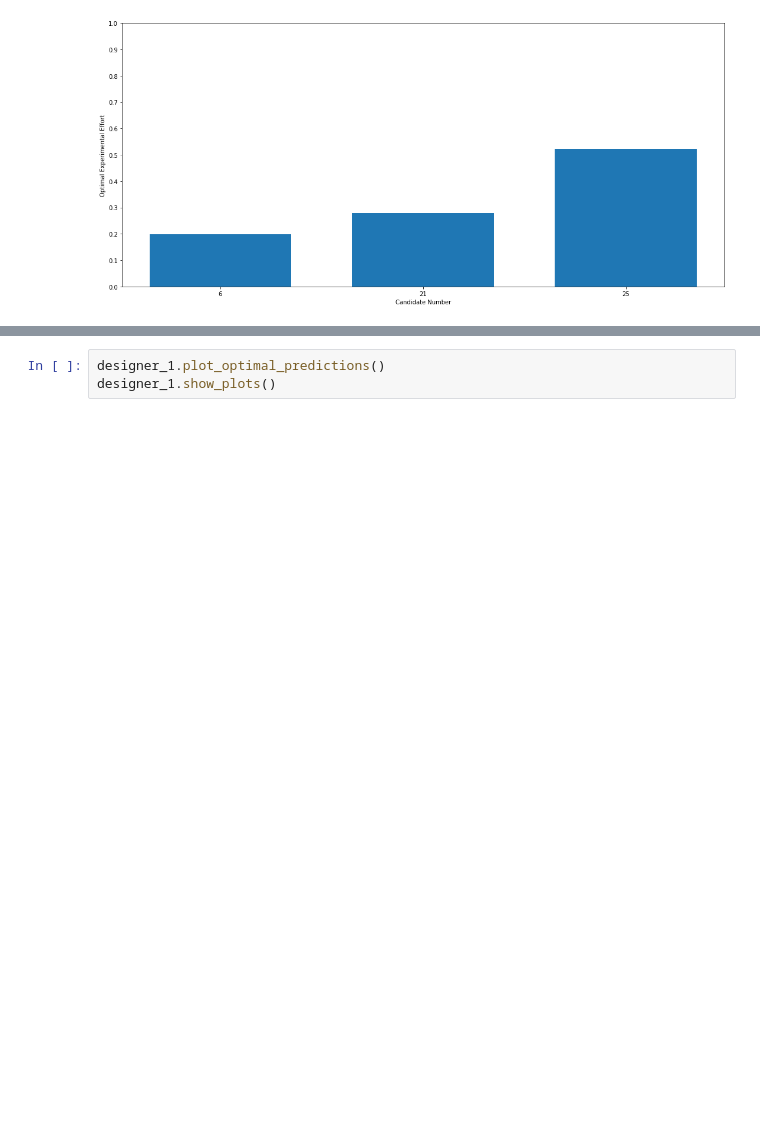
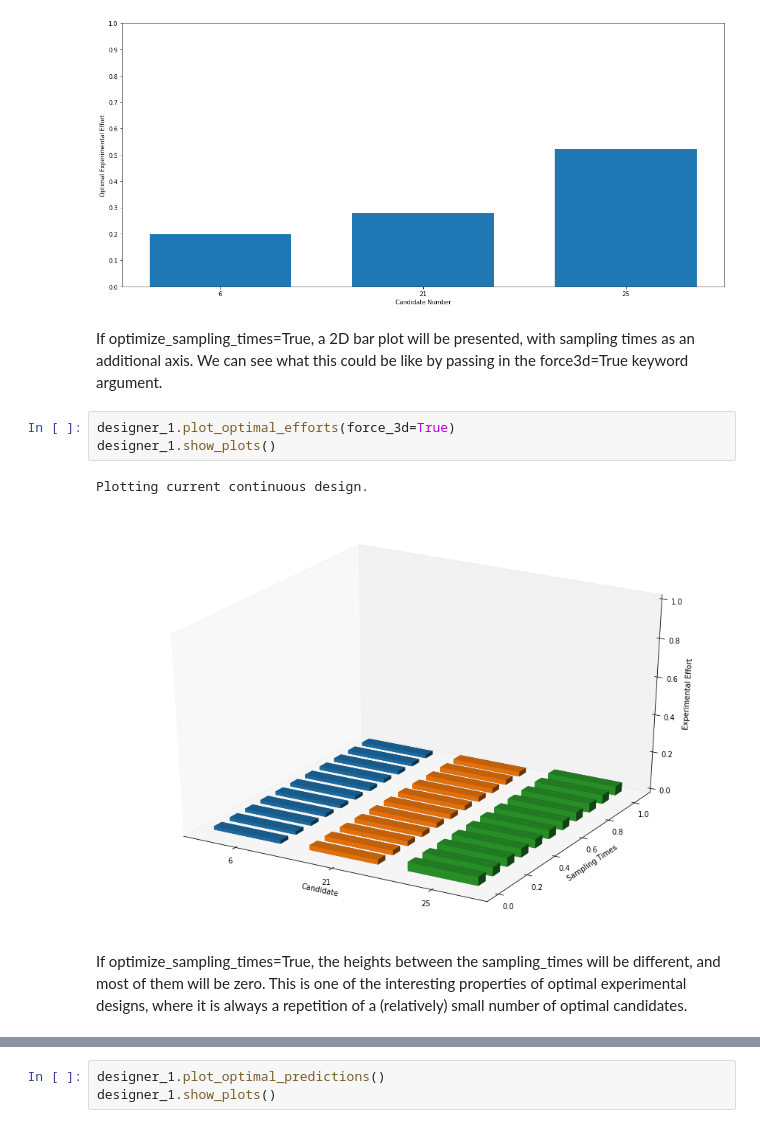
Before and after one commit to KennedyPutraKusumo/pydex, a Jupyter notebook: pydex_ode_model.ipynb, the cells around one changed output, grey strips where cells are left out. Drawn from its saved outputs; the diff is of its cells as text; blank space fills up the shorter version.

```diff
--- a/pydex_ode_model.ipynb
+++ b/pydex_ode_model.ipynb
@@ -361,3 +387,13 @@ designer_1.show_plots()
 # %% [output]
 Plotting current continuous design.
 [figure]
+# %% [markdown]
+ If optimize_sampling_times=True, a 2D bar plot will be presented, with sampling times as an additional axis. We can see what this could be like by passing in the force3d=True keyword argument.
+# %%
+designer_1.plot_optimal_efforts(force_3d=True)
+designer_1.show_plots()
+# %% [output]
+Plotting current continuous design.
+[figure, added]
+# %% [markdown]
+If optimize_sampling_times=True, the heights between the sampling_times will be different, and most of them will be zero. This is one of the interesting properties of optimal experimental designs, where it is always a repetition of a (relatively) small number of optimal candidates.
```
Also changed, not shown: parts of 11 cells of this notebook.
